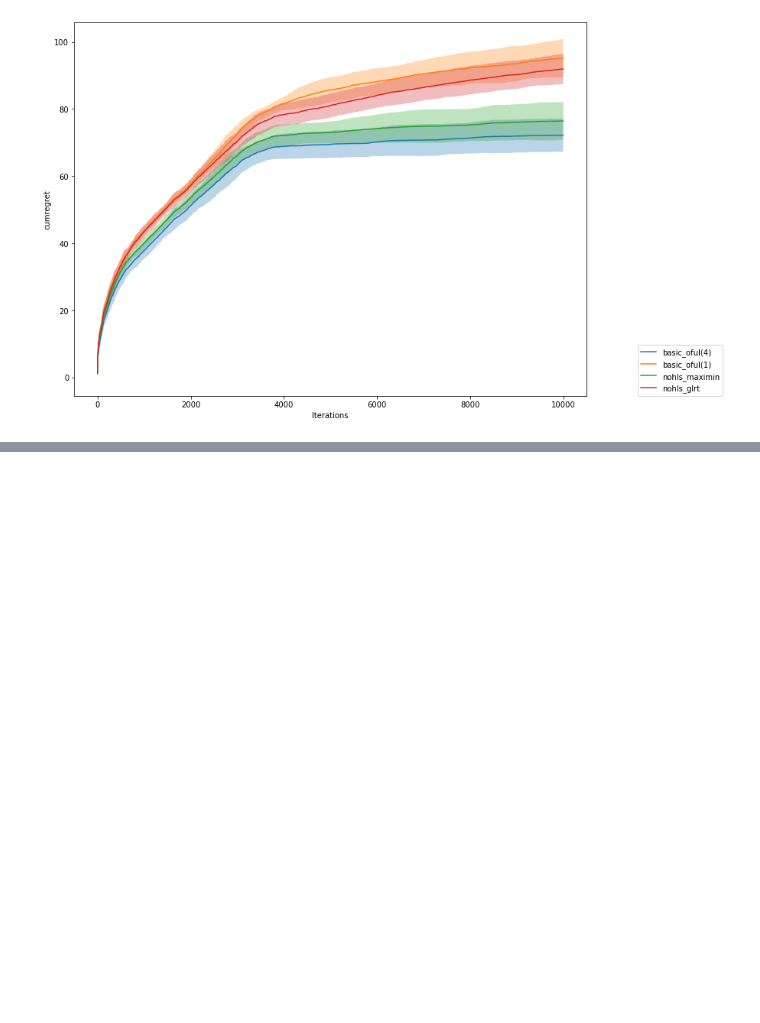
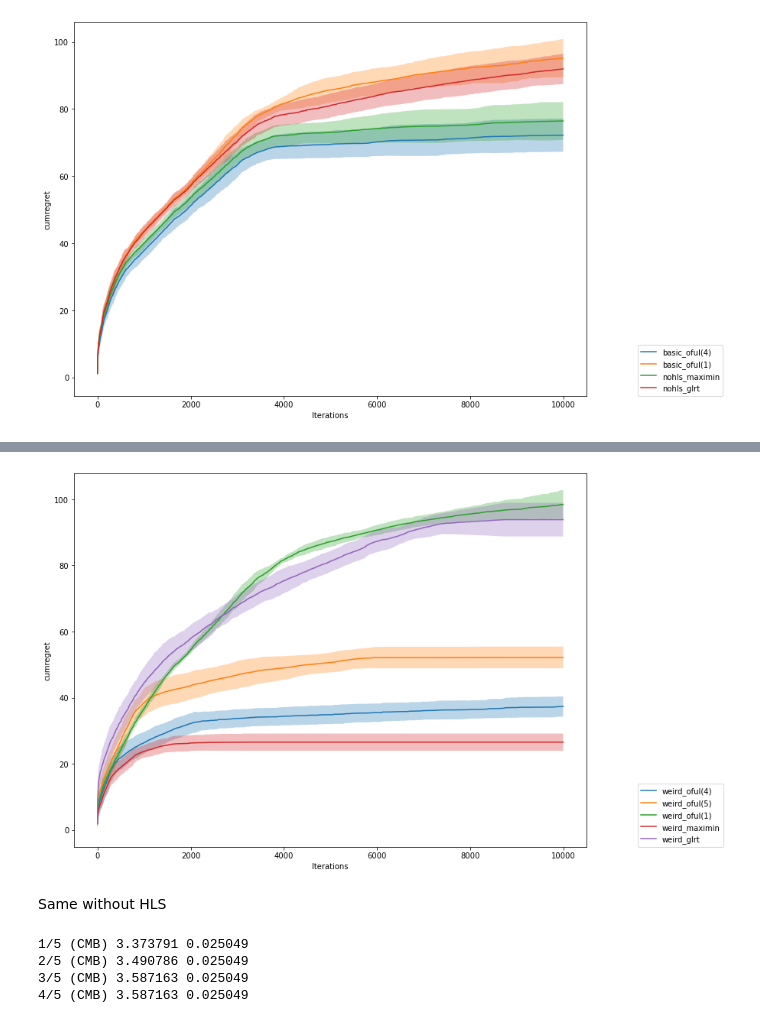
Before and after one commit to T3p/hidden-features, a Jupyter notebook: notebooks/GLRT LinUCB.ipynb, the cells around one changed output, grey strips where cells are left out. Saved outputs shown, nothing was run; the diff lists cells and outputs as text; code cells hidden in the pictures; blank space fills up the shorter version.

```diff
--- a/notebooks/GLRT LinUCB.ipynb
+++ b/notebooks/GLRT LinUCB.ipynb
@@ -127,0 +178,24 @@ nu.compare('../logs', ['basic_oful(4)', 'basic_oful(1)', 'nohls_maximin', 'nohls
+# %%
+nu.compare('../logs', ['weird_oful(4)', 'weird_oful(5)', 'weird_oful(1)', 'weird_maximin', 'weird_glrt'],
+           'cumregret', seeds)
+# %% [output]
+[figure, added]
+# %% [markdown]
+Same without HLS
+# %%
+y = r0._rewards()
+reps = [make_hls_rank(y, dim=dim, rank=i, transform=True, normalize=True) for i in range(1, dim)]
+
+for i, r in enumerate(reps):
+    assert np.allclose(r._rewards(), y)  #All representations are equivalent
+    assert hls_rank(r) == i+1 #But with different HLS ranks
+    assert spans(r) #All representations still span R^d
+    print('%d/%d %s %f %f' % (hls_rank(r), rank(r), '(CMB)' if is_cmb(r) else '', r.opt_feat_bound(), r.opt_feat_bound(reduce=np.min)))
+
+#Buldi multi-representation problem
+problem = FiniteMultiBandit(nc, na, reps)
+# %% [output]
+1/5 (CMB) 3.373791 0.025049
+2/5 (CMB) 3.490786 0.025049
+3/5 (CMB) 3.587163 0.025049
+4/5 (CMB) 3.587163 0.025049
```
Also changed, not shown: parts of 15 cells of this notebook.
